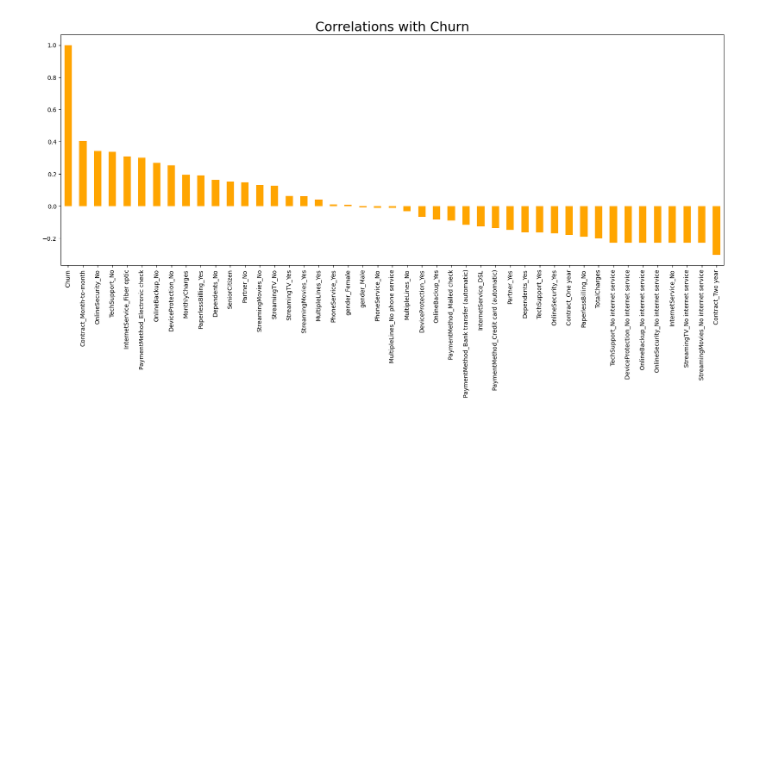
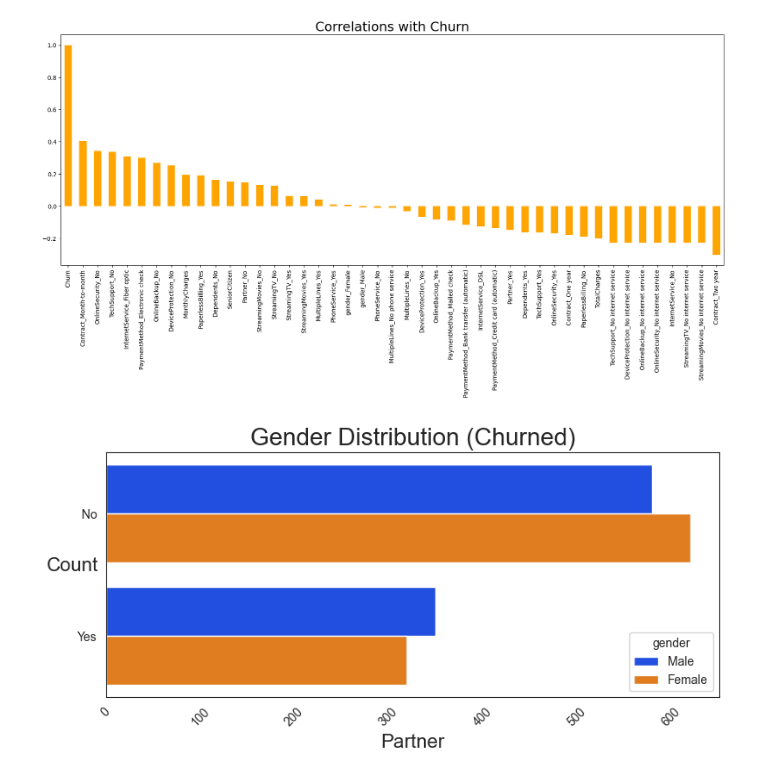
Before and after one commit to Kovindu555/Customer-Churn-Prediction, a Jupyter notebook: EDA.ipynb, the cells around one changed output. Drawn from its saved outputs; the diff is of its cells as text; code cells hidden in the pictures; blank space fills up the shorter version.

```diff
--- a/EDA.ipynb
+++ b/EDA.ipynb
@@ -383,3 +383,27 @@ plt.title('Correlations with Churn', fontsize=22)
 plt.show()
 # %% [output]
 [figure]
+# %%
+# for bivariate analysis
+churn_target_0 = df.loc[df['Churn'] == 0]
+churn_target_1 = df.loc[df['Churn'] == 1]
+# %%
+def uniplot(data, col, title, hue=None):
+
+    sns.set_style('white')
+    fig, ax = plt.subplots(figsize=(8, 4))
+
+    sns.countplot(data=data, y=col, order=data[col].value_counts().index, hue=hue, palette='bright', ax=ax)
+
+    plt.title(title, fontsize=20)
+    plt.xlabel(col, fontsize=16)
+    plt.ylabel("Count", fontsize=16, rotation=0)
+
+    plt.xticks(rotation=45)
+
+    plt.tight_layout()
+    plt.show()
+# %%
+uniplot(churn_target_1, 'Partner', 'Gender Distribution (Churned)', 'gender')
+# %% [output]
+[figure, added]
```
Also changed, not shown: parts of 16 cells of this notebook.
